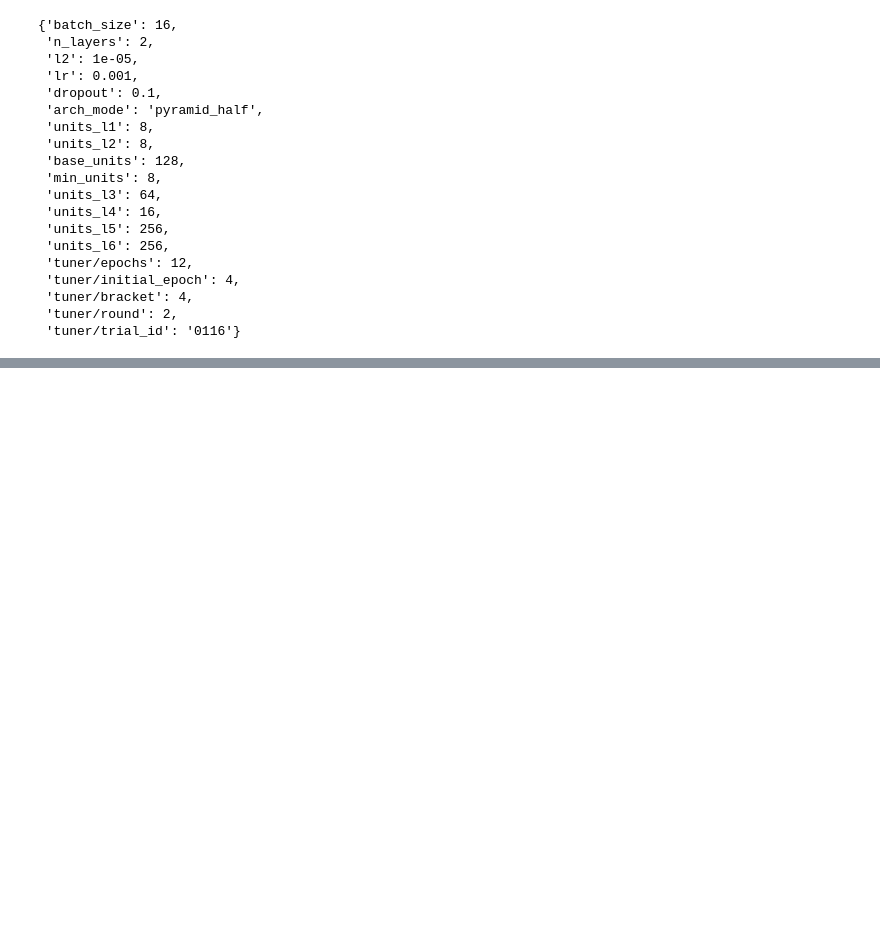
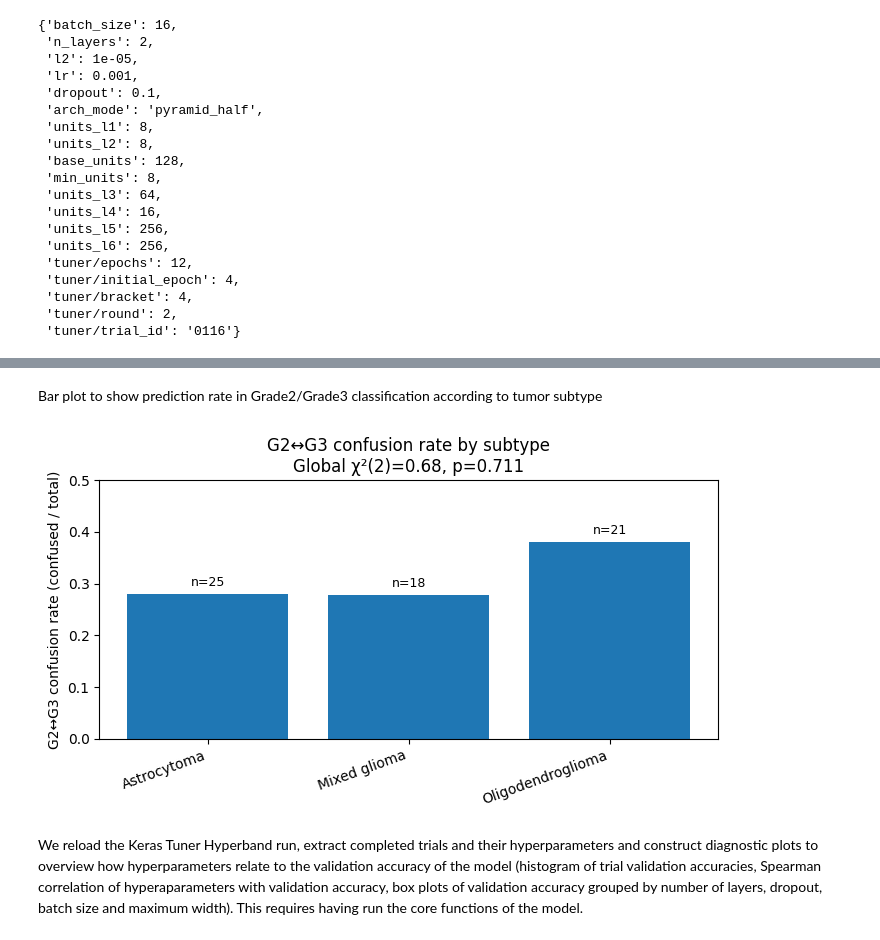
Before and after one commit to themishalka/Project-Deep-Learning, a Jupyter notebook: scripts/mlp_tumor_grade.ipynb, the cells around one changed output, grey strips where cells are left out. Drawn from its saved outputs; the diff is of its cells as text; code cells hidden in the pictures; blank space fills up the shorter version.

```diff
--- a/scripts/mlp_tumor_grade.ipynb
+++ b/scripts/mlp_tumor_grade.ipynb
@@ -1079,3 +1484,37 @@ NA                                              0      0        0      1
+# %% [markdown]
+Bar plot to show prediction rate in Grade2/Grade3 classification according to tumor subtype
+# %%
+# expects: sub_stats dict with keys: chi2, dof, p_chi2, contingency
+tab = sub_stats["contingency"].copy()   # rows=subtype, cols=0(correct),1(confused)
+tab = tab.reindex(columns=[0, 1], fill_value=0)
+
+# compute rates
+n = tab.sum(axis=1)
+rate = tab[1] / n
+
+chi2 = float(sub_stats["chi2"])
+dof  = int(sub_stats["dof"])
+p    = float(sub_stats["p_chi2"])
+
+fig, ax = plt.subplots(figsize=(7, 4))
+
+ax.bar(rate.index.astype(str), rate.values)
+ax.set_ylabel("G2↔G3 confusion rate (confused / total)")
+ax.set_ylim(0, max(0.5, float(rate.max()) * 1.25))
+
+# annotate n above bars
+for i, (st, r) in enumerate(rate.items()):
+    ax.text(i, r + 0.01, f"n={int(n.loc[st])}", ha="center", va="bottom", fontsize=9)
+
+ax.set_title(f"G2↔G3 confusion rate by subtype\nGlobal χ²({dof})={chi2:.2f}, p={p:.3g}")
+plt.xticks(rotation=20, ha="right")
+
+plt.tight_layout()
+plt.show()
+# %% [output]
+[figure, added]
+# %% [markdown]
+We reload the Keras Tuner Hyperband run, extract completed trials and their hyperparameters and construct diagnostic plots to overview how hyperparameters relate to the validation accuracy of the model (histogram of trial validation accuracies, Spearman correlation of hyperaparameters with validation accuracy, box plots of validation accuracy grouped by number of layers, dropout, batch size and maximum width). This requires having run the core functions of the model.
 # %%
 
 
```
Also changed, not shown: parts of 48 cells of this notebook.
